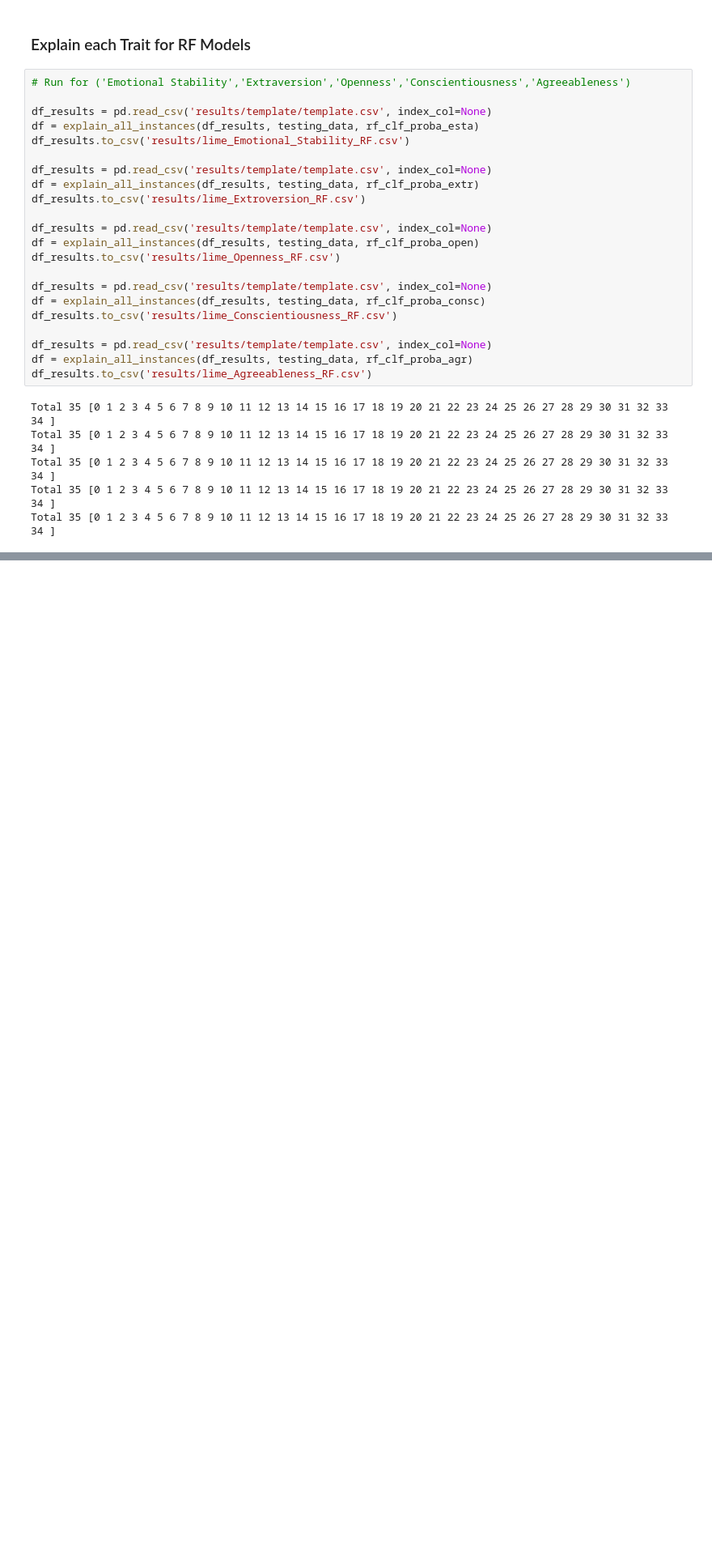
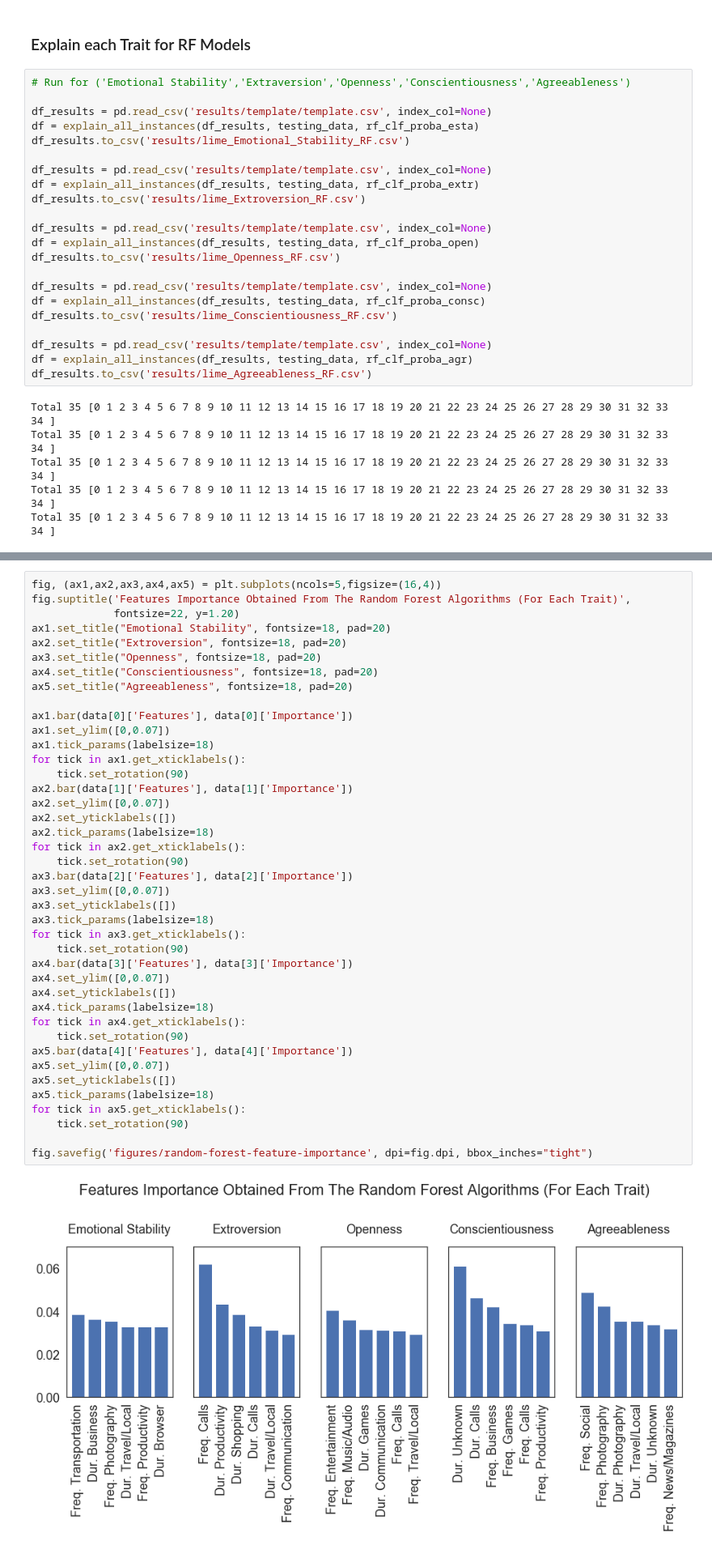
Before and after one commit to rafaoncloud/explainable_AI_personality_traits_big_five, a Jupyter notebook: LIME.ipynb, the cells around one changed output, grey strips where cells are left out. Shown at 81% size. Saved outputs shown, nothing was run; the diff lists cells and outputs as text; blank space fills up the shorter version.

Commit message:
ELI5 feature weights, random forest and rfe

```diff
--- a/LIME.ipynb
+++ b/LIME.ipynb
@@ -868,0 +949,43 @@ Total 35 [0 1 2 3 4 5 6 7 8 9 10 11 12 13 14 15 16 17 18 19 20 21 22 23 24 25 26
+# %%
+fig, (ax1,ax2,ax3,ax4,ax5) = plt.subplots(ncols=5,figsize=(16,4))
+fig.suptitle('Features Importance Obtained From The Random Forest Algorithms (For Each Trait)',
+             fontsize=22, y=1.20)
+ax1.set_title("Emotional Stability", fontsize=18, pad=20)
+ax2.set_title("Extroversion", fontsize=18, pad=20)
+ax3.set_title("Openness", fontsize=18, pad=20)
+ax4.set_title("Conscientiousness", fontsize=18, pad=20)
+ax5.set_title("Agreeableness", fontsize=18, pad=20)
+
+ax1.bar(data[0]['Features'], data[0]['Importance'])
+ax1.set_ylim([0,0.07])
+ax1.tick_params(labelsize=18)
+for tick in ax1.get_xticklabels():
+    tick.set_rotation(90)
+ax2.bar(data[1]['Features'], data[1]['Importance'])
+ax2.set_ylim([0,0.07])
+ax2.set_yticklabels([])
+ax2.tick_params(labelsize=18)
+for tick in ax2.get_xticklabels():
+    tick.set_rotation(90)
+ax3.bar(data[2]['Features'], data[2]['Importance'])
+ax3.set_ylim([0,0.07])
+ax3.set_yticklabels([])
+ax3.tick_params(labelsize=18)
+for tick in ax3.get_xticklabels():
+    tick.set_rotation(90)
+ax4.bar(data[3]['Features'], data[3]['Importance'])
+ax4.set_ylim([0,0.07])
+ax4.set_yticklabels([])
+ax4.tick_params(labelsize=18)
+for tick in ax4.get_xticklabels():
+    tick.set_rotation(90)
+ax5.bar(data[4]['Features'], data[4]['Importance'])
+ax5.set_ylim([0,0.07])
+ax5.set_yticklabels([])
+ax5.tick_params(labelsize=18)
+for tick in ax5.get_xticklabels():
+    tick.set_rotation(90)
+
+fig.savefig('figures/random-forest-feature-importance', dpi=fig.dpi, bbox_inches="tight")
+# %% [output]
+[figure, added]
```
Also changed, not shown: parts of 30 cells of this notebook, 10 other files.
